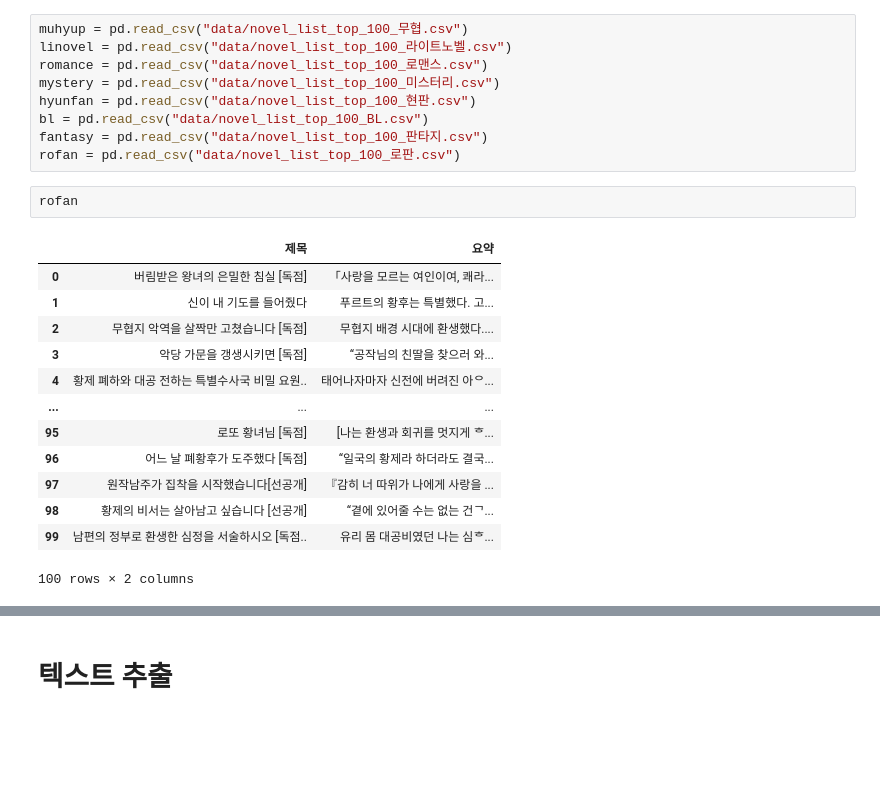
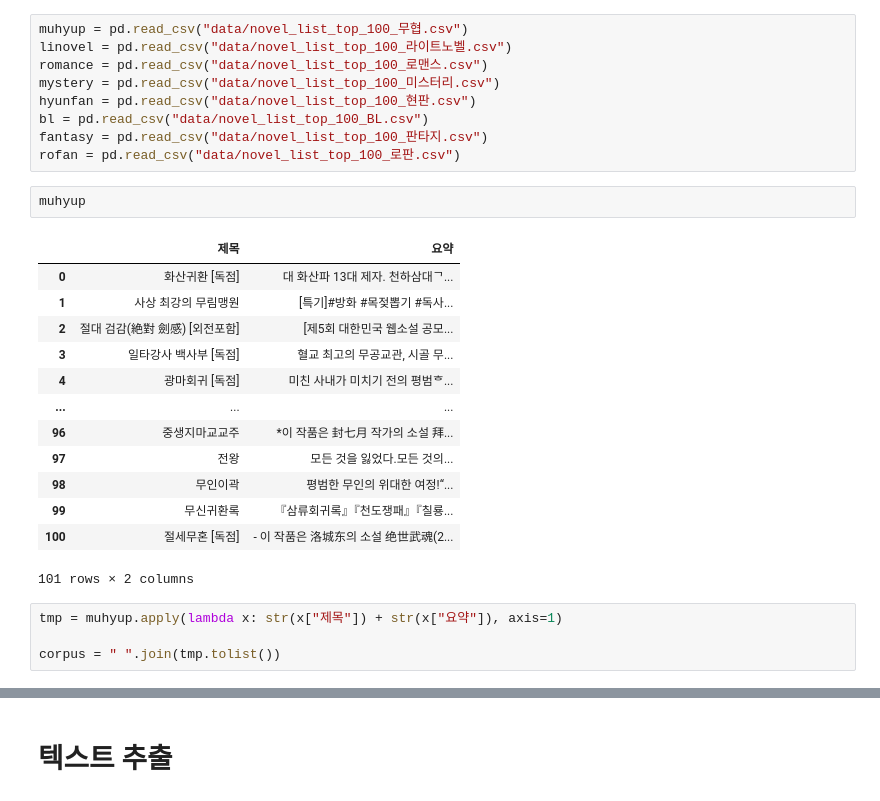
Before and after one commit to sorijoo/Webnovel-project, a Jupyter notebook: text.ipynb, the cells around one changed output, grey strips where cells are left out. Drawn from its saved outputs; the diff is of its cells as text; blank space fills up the shorter version.

```diff
--- a/text.ipynb
+++ b/text.ipynb
@@ -37,19 +30,23 @@ hyunfan = pd.read_csv("data/novel_list_top_100_현판.csv")
 bl = pd.read_csv("data/novel_list_top_100_BL.csv")
 fantasy = pd.read_csv("data/novel_list_top_100_판타지.csv")
 rofan = pd.read_csv("data/novel_list_top_100_로판.csv")
-# %%
-rofan
-# %% [output]
-|  | 제목 | 요약 |
-| 0 | 버림받은 왕녀의 은밀한 침실 [독점] | 「사랑을 모르는 여인이여, 쾌라... |
-| 1 | 신이 내 기도를 들어줬다 | 푸르트의 황후는 특별했다. 고... |
-| 2 | 무협지 악역을 살짝만 고쳤습니다 [독점] | 무협지 배경 시대에 환생했다.... |
-| 3 | 악당 가문을 갱생시키면 [독점] | “공작님의 친딸을 찾으러 와... |
-| 4 | 황제 폐하와 대공 전하는 특별수사국 비밀 요원.. | 태어나자마자 신전에 버려진 아ᄋ... |
-| ... | ... | ... |
-| 95 | 로또 황녀님 [독점] | [나는 환생과 회귀를 멋지게 ᄒ... |
-| 96 | 어느 날 폐황후가 도주했다 [독점] | “일국의 황제라 하더라도 결국... |
-| 97 | 원작남주가 집착을 시작했습니다[선공개] | 『감히 너 따위가 나에게 사랑을 ... |
-| 98 | 황제의 비서는 살아남고 싶습니다 [선공개] | “곁에 있어줄 수는 없는 건ᄀ... |
-| 99 | 남편의 정부로 환생한 심정을 서술하시오 [독점.. | 유리 몸 대공비였던 나는 심ᄒ... |
-100 rows × 2 columns
+# %%
+muhyup
+# %% [output]
+|  | 제목 | 요약 |
+| 0 | 화산귀환 [독점] | 대 화산파 13대 제자. 천하삼대ᄀ... |
+| 1 | 사상 최강의 무림맹원 | [특기]#방화 #목젖뽑기 #독사... |
+| 2 | 절대 검감(絶對 劍感) [외전포함] | [제5회 대한민국 웹소설 공모... |
+| 3 | 일타강사 백사부 [독점] | 혈교 최고의 무공교관, 시골 무... |
+| 4 | 광마회귀 [독점] | 미친 사내가 미치기 전의 평범ᄒ... |
+| ... | ... | ... |
+| 96 | 중생지마교교주 | *이 작품은 封七月 작가의 소설 拜... |
+| 97 | 전왕 | 모든 것을 잃었다.모든 것의... |
+| 98 | 무인이곽 | 평범한 무인의 위대한 여정!“... |
+| 99 | 무신귀환록 | 『삼류회귀록』『천도쟁패』『칠룡... |
+| 100 | 절세무혼 [독점] | - 이 작품은 洛城东의 소설 绝世武魂(2... |
+101 rows × 2 columns
+# %%
+tmp = muhyup.apply(lambda x: str(x["제목"]) + str(x["요약"]), axis=1)
+
+corpus = " ".join(tmp.tolist())
```
Also changed, not shown: parts of 7 cells of this notebook.
